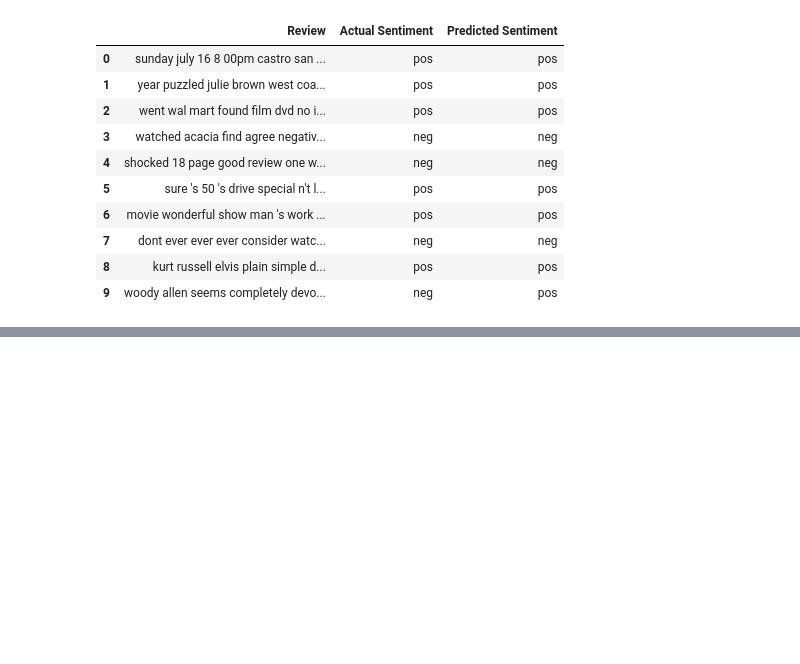
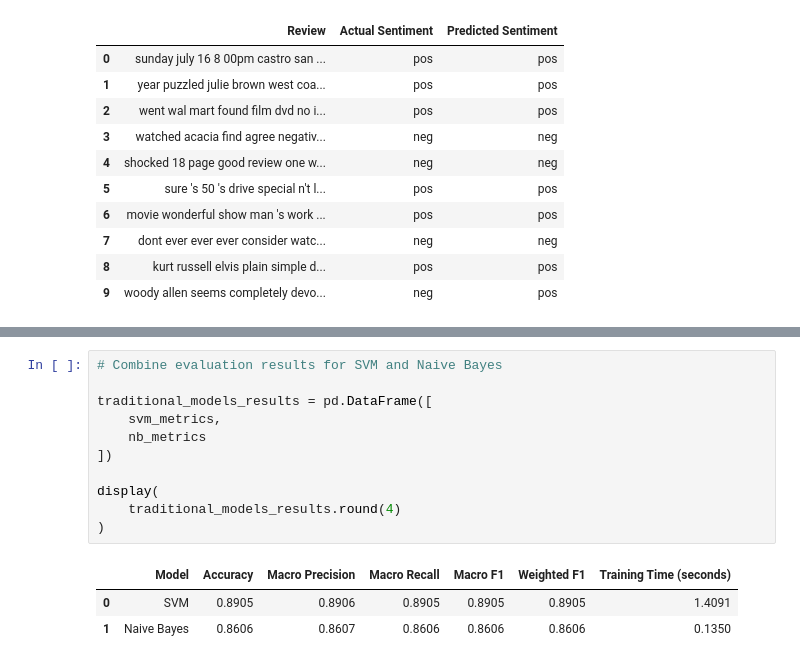
Before and after one commit to nour-hossam7/IMDb-Sentiment-Analysis, a Jupyter notebook: IMDb Movie Review Sentiment Analysis.ipynb, the cells around one changed output, grey strips where cells are left out. Drawn from its saved outputs; the diff is of its cells as text; blank space fills up the shorter version.

```diff
--- a/IMDb Movie Review Sentiment Analysis.ipynb
+++ b/IMDb Movie Review Sentiment Analysis.ipynb
@@ -1031,0 +1303,15 @@ display(svm_results)
+# %%
+# Combine evaluation results for SVM and Naive Bayes
+
+traditional_models_results = pd.DataFrame([
+    svm_metrics,
+    nb_metrics
+])
+
+display(
+    traditional_models_results.round(4)
+)
+# %% [output]
+|  | Model | Accuracy | Macro Precision | Macro Recall | Macro F1 | Weighted F1 | Training Time (seconds) |
+| 0 | SVM | 0.8905 | 0.8906 | 0.8905 | 0.8905 | 0.8905 | 1.4091 |
+| 1 | Naive Bayes | 0.8606 | 0.8607 | 0.8606 | 0.8606 | 0.8606 | 0.1350 |
```
Also changed, not shown: parts of 29 cells of this notebook.
